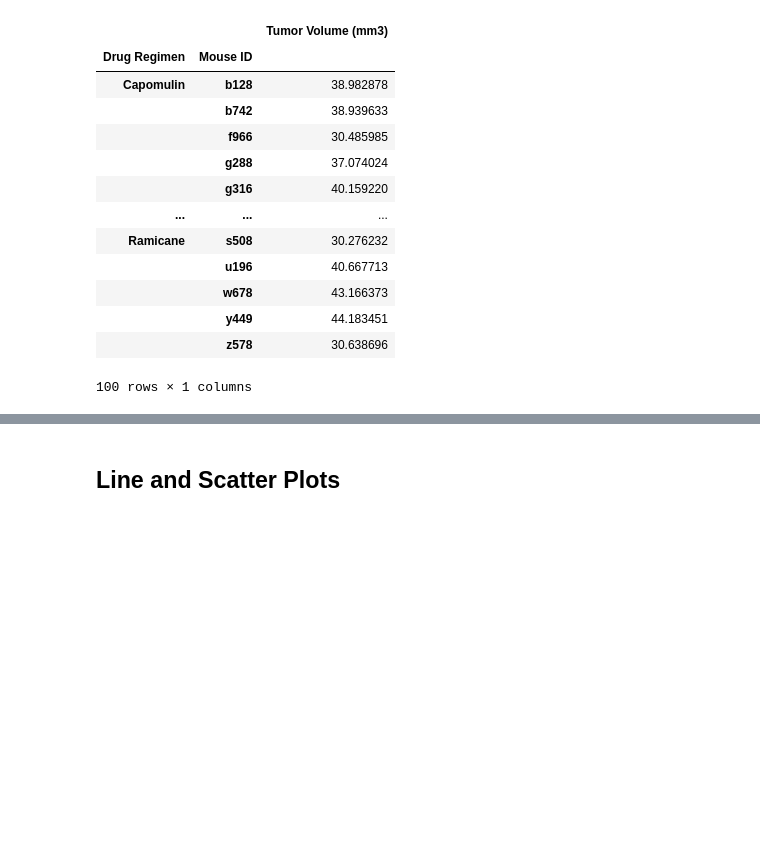
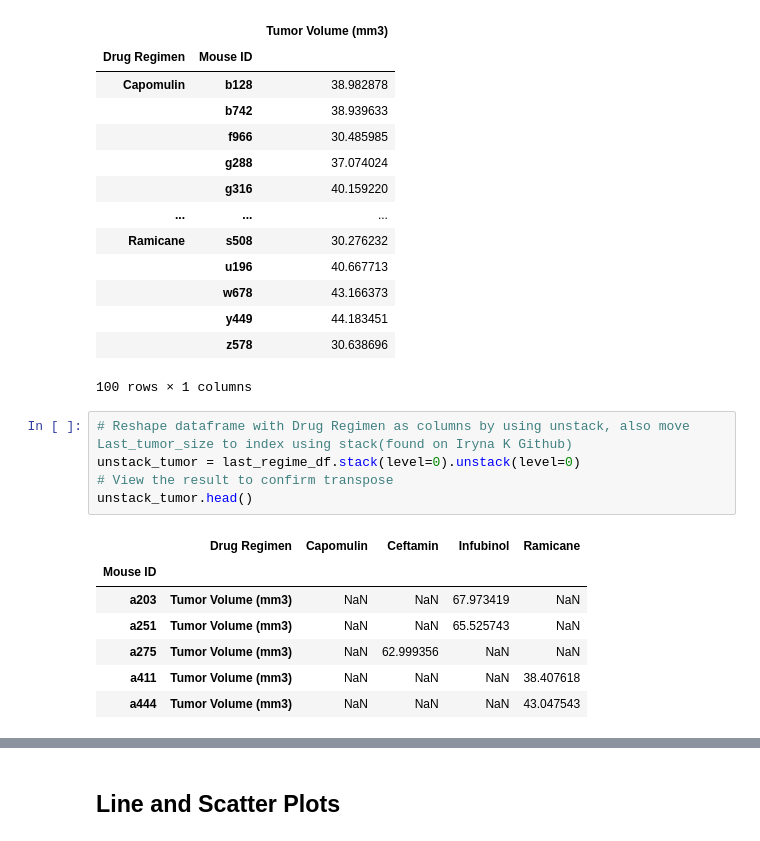
Before and after one commit to jpraasch/Matplotlib, a Jupyter notebook: Pymaceuticals/pymaceuticals_starter.ipynb, the cells around one changed output, grey strips where cells are left out. Saved outputs shown, nothing was run; the diff lists cells and outputs as text; blank space fills up the shorter version.

```diff
--- a/Pymaceuticals/pymaceuticals_starter.ipynb
+++ b/Pymaceuticals/pymaceuticals_starter.ipynb
@@ -291,6 +291,19 @@ last_regime_df
 |  | y449 | 44.183451 |
 |  | z578 | 30.638696 |
 100 rows × 1 columns
+# %%
+# Reshape dataframe with Drug Regimen as columns by using unstack, also move Last_tumor_size to index using stack(found on Iryna K Github)
+unstack_tumor = last_regime_df.stack(level=0).unstack(level=0)
+# View the result to confirm transpose
+unstack_tumor.head()
+# %% [output]
+|  | Drug Regimen | Capomulin | Ceftamin | Infubinol | Ramicane |
+| Mouse ID |  |  |  |  |  |
+| a203 | Tumor Volume (mm3) | NaN | NaN | 67.973419 | NaN |
+| a251 | Tumor Volume (mm3) | NaN | NaN | 65.525743 | NaN |
+| a275 | Tumor Volume (mm3) | NaN | 62.999356 | NaN | NaN |
+| a411 | Tumor Volume (mm3) | NaN | NaN | NaN | 38.407618 |
+| a444 | Tumor Volume (mm3) | NaN | NaN | NaN | 43.047543 |
 # %%
 # Put treatments into a list for for loop (and later for plot labels)
 Drugs = ['Capomulin', 'Ramicane', 'Infubinol','Ceftamin']
```
Also changed, not shown: parts of 3 cells of this notebook.
